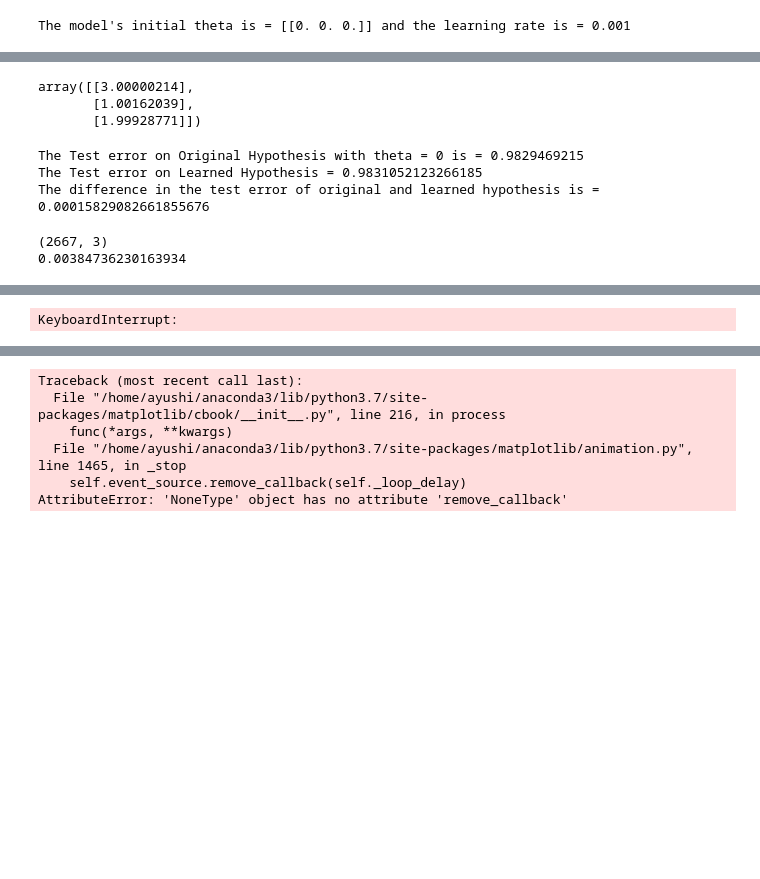
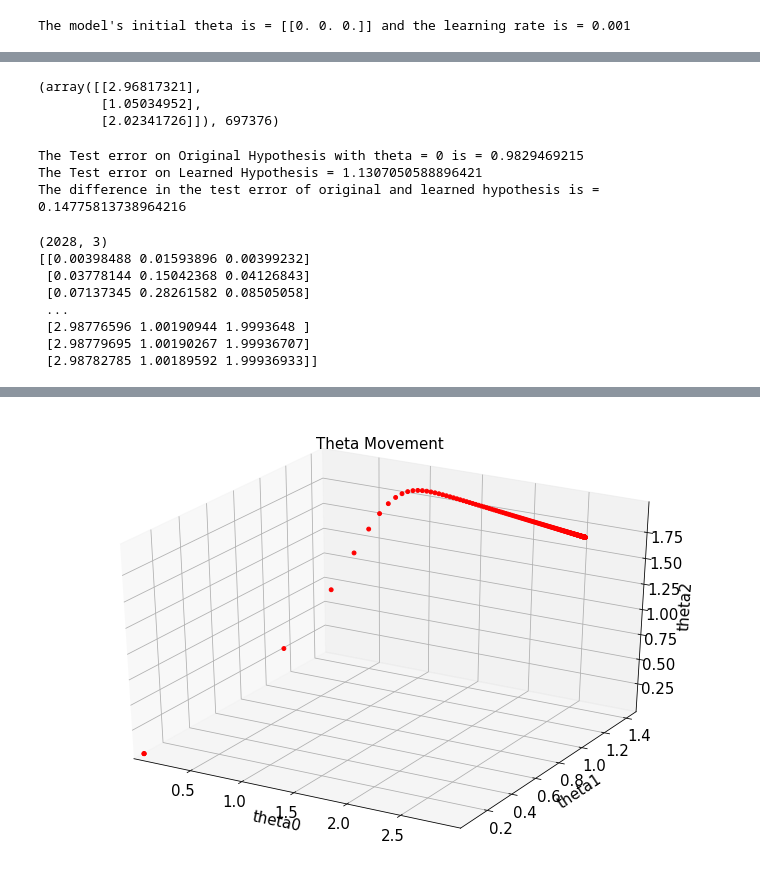
Before and after one commit to agarwal-ayushi/Machine-Learning-Assignments, a Jupyter notebook: Assignment1/ques2/ques2_final.ipynb, the cells around one changed output, grey strips where cells are left out. Cells and saved outputs as stored; diff of their text form; code cells hidden in the pictures; blank space fills up the shorter version.

```diff
--- a/Assignment1/ques2/ques2_final.ipynb
+++ b/Assignment1/ques2/ques2_final.ipynb
@@ -99,6 +100,7 @@ Initial Cost value for the hypothesis with zero parameters=19.006779488830777
 # %%
 #r is the current batch size (choose between 1, 100, 10000, 1000000 - defined in batch_size array)
-r = batch_size[1]
+r = batch_size[0]
+#r = sys.argv[0]
 
 #number of batches (sub batches stored in an array mini_batch)
 mini_batch = [(X[i:i+r,:], Y[i:i+r]) for i in range(0, m, r)]
@@ -127,18 +129,17 @@ while(True):
         X_b = b[0]
         Y_b = b[1]
         J_curr += cost_total(X_b, theta, Y_b, r)
-        if(count%10 == 0 and count!=0):
-            J_curr /= 10; #gives the average cost over 1000 iterations.
+        if(count%10000 == 0 and count!=0):
+            J_curr /= 10000; #gives the average cost over 1000 iterations.
             J_avg = np.append(J_avg, J_curr)
             print("Current average cost = {}".format(J_curr))
             J_curr=0.0;
         theta -= alpha * cost_grad(X_b, theta, Y_b, r)
         theta_all = np.append(theta_all,theta,axis=1)
         count +=1
-
     cost_final = cost_total(X, theta, Y, m)
     print("Cost is = {} in iterations = {}".format(cost_final, i))
-    if (abs(cost_final - cost_initial) < 0.00001):
+    if (abs(cost_final - cost_initial) < 0.01):
         print(cost_final, cost_initial, cost_final-cost_initial)
         break
 end = time.time()
@@ -165,9 +166,9 @@ Cost is = 0.9988729463804292 in iterations = 4 in time = 3.4746906757354736 sec
 # %%
-theta
+theta, count
 # %% [output]
-array([[3.00000214],
-       [1.00162039],
-       [1.99928771]])
+(array([[2.96817321],
+        [1.05034952],
+        [2.02341726]]), 697376)
 # %%
 test_err_original = cost_total(X_test, np.array([[3],[1],[2]]), Y_test, num_test)
 print("The Test error on Original Hypothesis with theta = 0 is = {}".format(test_err_original))
@@ -178,19 +179,25 @@ print("The Test error on Learned Hypothesis = {}".format(test_err_learned))
 print("The difference in the test error of original and learned hypothesis is = {}".format(test_err_learned-test_err_original))
 # %% [output]
 The Test error on Original Hypothesis with theta = 0 is = 0.9829469215
-The Test error on Learned Hypothesis = 0.9831052123266185
-The difference in the test error of original and learned hypothesis is = 0.00015829082661855676
+The Test error on Learned Hypothesis = 1.1307050588896421
+The difference in the test error of original and learned hypothesis is = 0.14775813738964216
 # %%
 theta_all_new = theta_all.T[0::15,:]
 print(theta_all_new.shape)
-print(theta_all_new[0][0])
+print(theta_all_new)
 # %% [output]
-(2667, 3)
-0.00384736230163934
+(2028, 3)
+[[0.00398488 0.01593896 0.00399232]
+ [0.03778144 0.15042368 0.04126843]
+ [0.07137345 0.28261582 0.08505058]
+ ...
+ [2.98776596 1.00190944 1.9993648 ]
+ [2.98779695 1.00190267 1.99936707]
+ [2.98782785 1.00189592 1.99936933]]
 # %%
 from mpl_toolkits.mplot3d import Axes3D
 from matplotlib.animation import FuncAnimation
-fig = plt.figure(figsize=(15,10))
+fig = plt.figure(figsize=(12,8))
 ax = fig.add_subplot(111, projection='3d')
 ax.set_title("Theta Movement", fontsize=15)
 ax.set_xlabel('theta0', fontsize=15)
@@ -212,8 +219,8 @@ def animate(i):
     graph._offsets3d = (xdata, ydata, zdata)
     return graph
 
-anim = FuncAnimation(fig, animate, frames=np.arange(0, 200), interval=200, repeat_delay=3000, blit=False)
-anim.save('plot_cost_lr_0.01.gif', writer='imagemagick')
+anim = FuncAnimation(fig, animate, frames=np.arange(0, theta_all_new.shape[0], 10), interval=200, repeat_delay=3000, blit=False)
+anim.save('plot_r_100.gif', writer='imagemagick')
 
 # plt.ion()
 
@@ -227 +231,0 @@ anim.save('plot_cost_lr_0.01.gif', writer='imagemagick')
-KeyboardInterrupt:
@@ -230,6 +232 @@ KeyboardInterrupt:
-Traceback (most recent call last):
-  File "/home/ayushi/anaconda3/lib/python3.7/site-packages/matplotlib/cbook/__init__.py", line 216, in process
-    func(*args, **kwargs)
-  File "/home/ayushi/anaconda3/lib/python3.7/site-packages/matplotlib/animation.py", line 1465, in _stop
-    self.event_source.remove_callback(self._loop_delay)
-AttributeError: 'NoneType' object has no attribute 'remove_callback'
+[figure, added]
```
Also changed, not shown: parts of 10 cells of this notebook, 11 other files.
